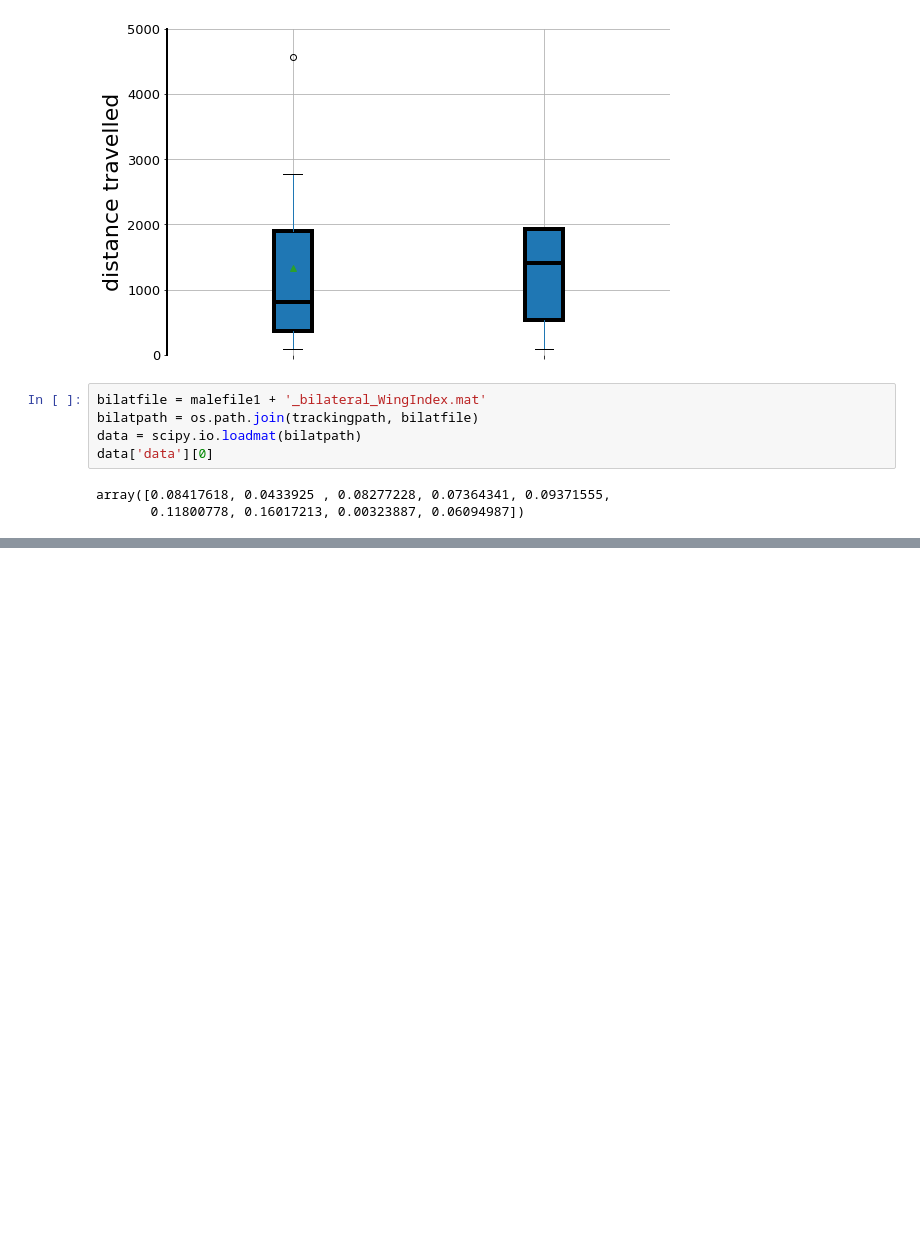
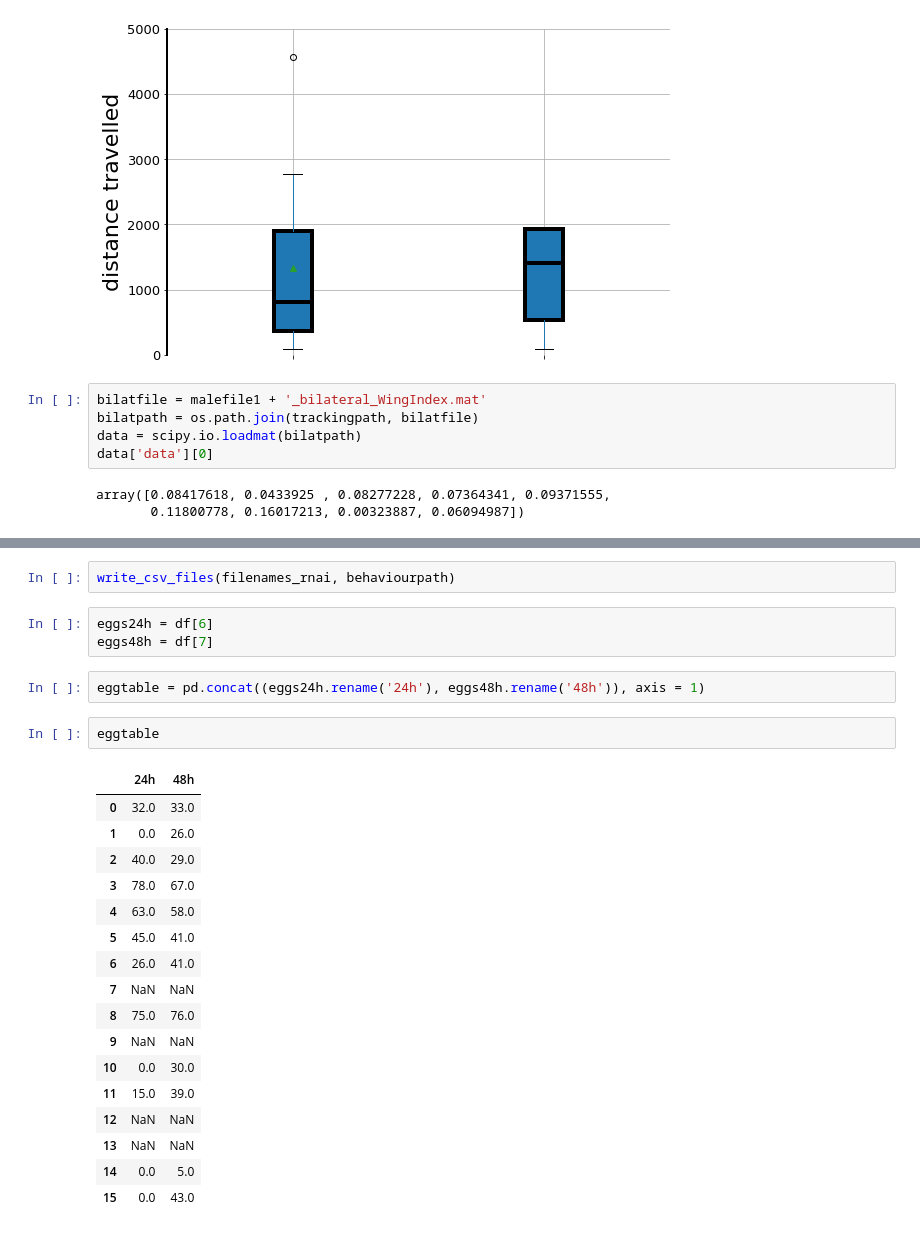
Before and after one commit to AR2202/FlyMate, a Jupyter notebook: fraction.ipynb, the cells around one changed output, grey strips where cells are left out. Saved outputs shown, nothing was run; the diff lists cells and outputs as text; blank space fills up the shorter version.

```diff
--- a/fraction.ipynb
+++ b/fraction.ipynb
@@ -87,0 +166,27 @@ array([0.08417618, 0.0433925 , 0.08277228, 0.07364341, 0.09371555,
+# %%
+write_csv_files(filenames_rnai, behaviourpath)
+# %%
+eggs24h = df[6]
+eggs48h = df[7]
+# %%
+eggtable = pd.concat((eggs24h.rename('24h'), eggs48h.rename('48h')), axis = 1)
+# %%
+eggtable
+# %% [output]
+|  | 24h | 48h |
+| 0 | 32.0 | 33.0 |
+| 1 | 0.0 | 26.0 |
+| 2 | 40.0 | 29.0 |
+| 3 | 78.0 | 67.0 |
+| 4 | 63.0 | 58.0 |
+| 5 | 45.0 | 41.0 |
+| 6 | 26.0 | 41.0 |
+| 7 | NaN | NaN |
+| 8 | 75.0 | 76.0 |
+| 9 | NaN | NaN |
+| 10 | 0.0 | 30.0 |
+| 11 | 15.0 | 39.0 |
+| 12 | NaN | NaN |
+| 13 | NaN | NaN |
+| 14 | 0.0 | 5.0 |
+| 15 | 0.0 | 43.0 |
```
Also changed, not shown: parts of 10 cells of this notebook, 1 other file.
